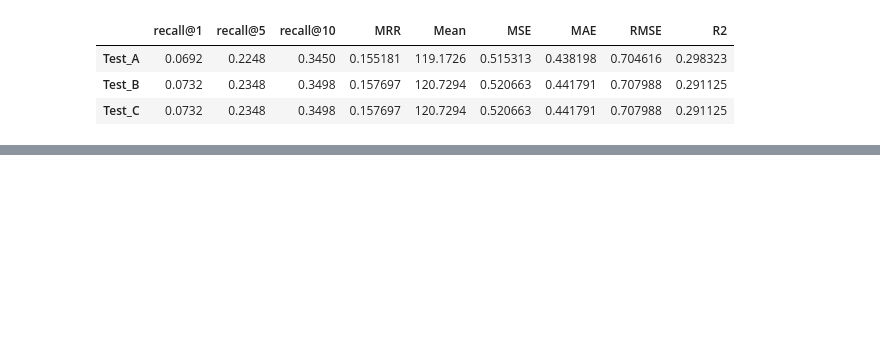
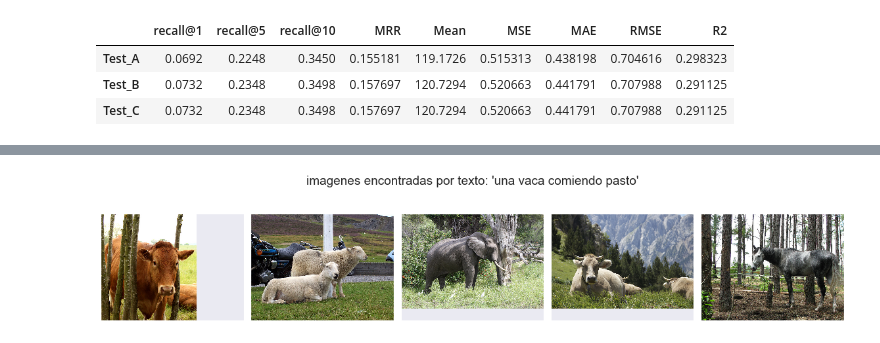
Before and after one commit to frmunozz/ImageSearch, a Jupyter notebook: EntregaFinal.ipynb, the cells around one changed output, grey strips where cells are left out. Saved outputs shown, nothing was run; the diff lists cells and outputs as text; code cells hidden in the pictures; blank space fills up the shorter version.

```diff
--- a/EntregaFinal.ipynb
+++ b/EntregaFinal.ipynb
@@ -477,0 +475,32 @@ tabla
+# %%
+def search_image(text, image_names, reg, vectorizer, tree, n=5, img_folder="./data/test_A_images/"):
+    # n indica el numero de imagenes que se mostraran
+    m = int(np.ceil(n / 5))
+    # obtenemos el descrioptor
+    descriptor = vectorizer.transform([text])
+    # pred image vector
+    pred_image_vec = reg.predict(descriptor)
+    # find n best match
+    dists, idxs = tree.query(pred_image_vec, k=n)
+    fig, ax = plt.subplots(m, 5, figsize=(16, 4 * m), sharex=True, sharey=True)
+    for idx in range(n):
+        i = idx // 5
+        j = idx % 5
+        img = mpimg.imread(img_folder + image_names[idxs[0][idx]])
+        if m == 1:
+            ax_idx = ax[j]
+        else:
+            ax_idx = ax[i][j]
+        ax_idx.imshow(img)
+        ax_idx.set_xticklabels([])
+        ax_idx.set_yticklabels([])
+        ax_idx.grid(b=None)
+
+    fig.suptitle("imagenes encontradas por texto: '{}'".format(text), fontsize=19)
+    fig.tight_layout()
+    fig.subplots_adjust(top=0.95)
+    return dists, idxs
+
+_ = search_image("una vaca comiendo pasto", image_names, search_reg, search_vectorizer, tree, n=5)
+# %% [output]
+[figure, added]
```
Also changed, not shown: parts of 17 cells of this notebook, 1 other file.
